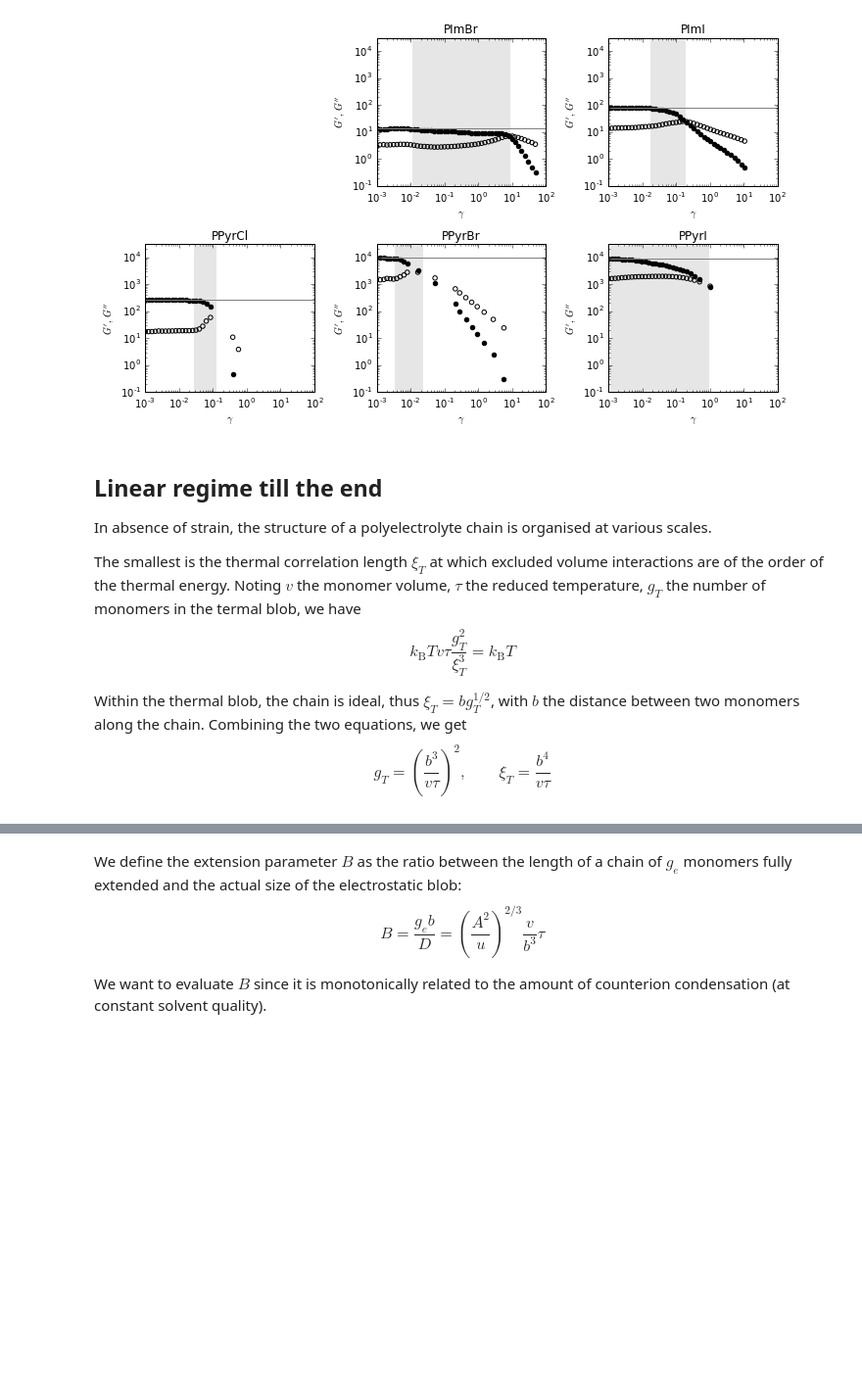
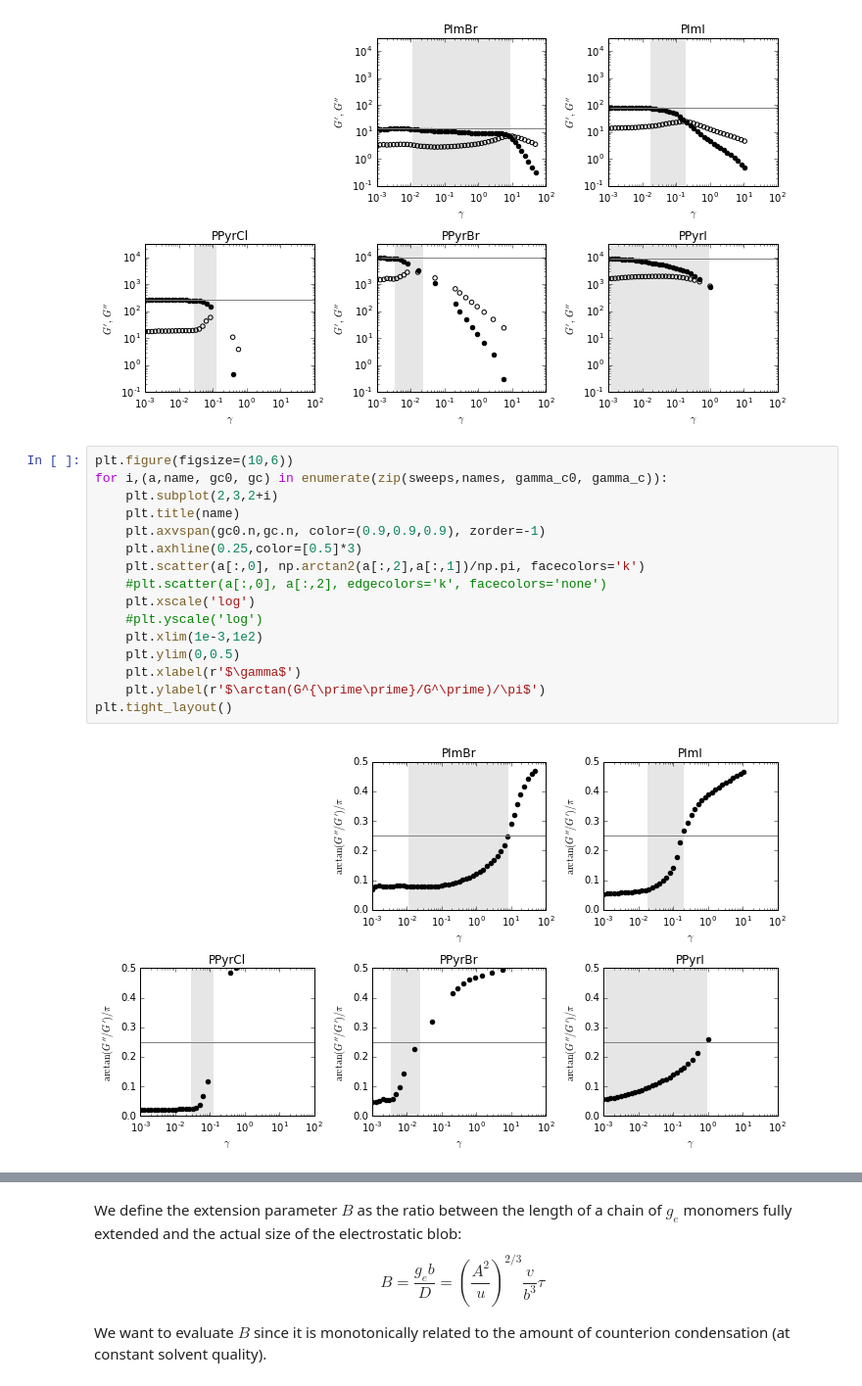
Before and after one commit to MathieuLeocmach/PALSE, a Jupyter notebook: PALSE/nonlinear.ipynb, the cells around one changed output, grey strips where cells are left out. Shown at 98% size. Cells and saved outputs as stored; diff of their text form; blank space fills up the shorter version.

```diff
--- a/PALSE/nonlinear.ipynb
+++ b/PALSE/nonlinear.ipynb
@@ -167,13 +167,21 @@ for i,(a,name, gc0, gc) in enumerate(zip(sweeps,names, gamma_c0, gamma_c)):
 plt.tight_layout()
 # %% [output]
 [figure]
-# %% [markdown]
-## Linear regime till the end
-
-In absence of strain, the structure of a polyelectrolyte chain is organised at various scales.
-
-The smallest is the thermal correlation length $\xi_T$ at which excluded volume interactions are of the order of the thermal energy. Noting $v$ the monomer volume, $\tau$ the reduced temperature, $g_T$ the number of monomers in the termal blob, we have
-$$k_\mathrm{B}T v\tau \frac{g_T^2}{\xi_T^3} = k_\mathrm{B}T$$
-
-Within the thermal blob, the chain is ideal, thus $\xi_T=b g_T^{1/2}$, with $b$ the distance between two monomers along the chain. Combining the two equations, we get
-$$g_T = \left(\frac{b^3}{v\tau}\right)^2, \qquad \xi_T = \frac{b^4}{v\tau}$$
+# %%
+plt.figure(figsize=(10,6))
+for i,(a,name, gc0, gc) in enumerate(zip(sweeps,names, gamma_c0, gamma_c)):
+    plt.subplot(2,3,2+i)
+    plt.title(name)
+    plt.axvspan(gc0.n,gc.n, color=(0.9,0.9,0.9), zorder=-1)
+    plt.axhline(0.25,color=[0.5]*3)
+    plt.scatter(a[:,0], np.arctan2(a[:,2],a[:,1])/np.pi, facecolors='k')
+    #plt.scatter(a[:,0], a[:,2], edgecolors='k', facecolors='none')
+    plt.xscale('log')
+    #plt.yscale('log')
+    plt.xlim(1e-3,1e2)
+    plt.ylim(0,0.5)
+    plt.xlabel(r'$\gamma$')
+    plt.ylabel(r'$\arctan(G^{\prime\prime}/G^\prime)/\pi$')
+plt.tight_layout()
+# %% [output]
+[figure, added]
```
Also changed, not shown: parts of 26 cells of this notebook, 1 other file.
